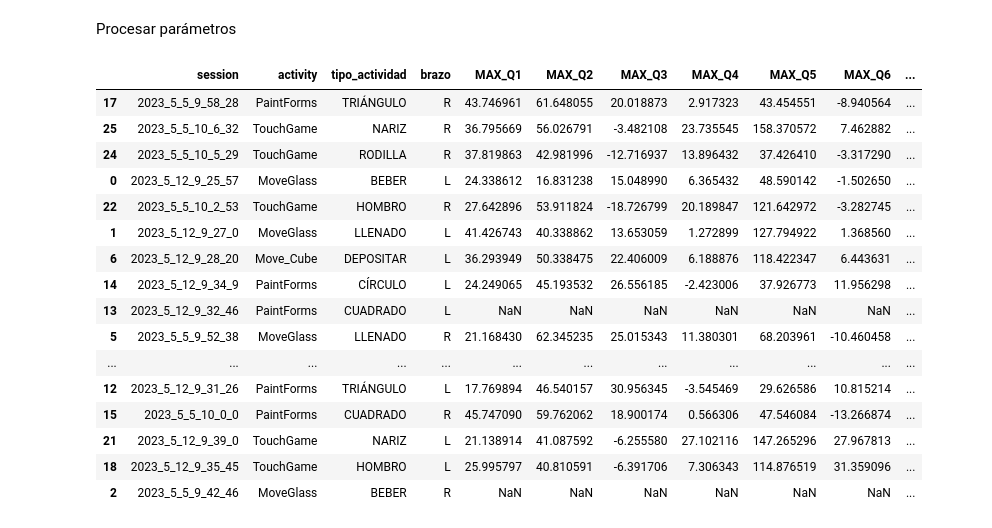
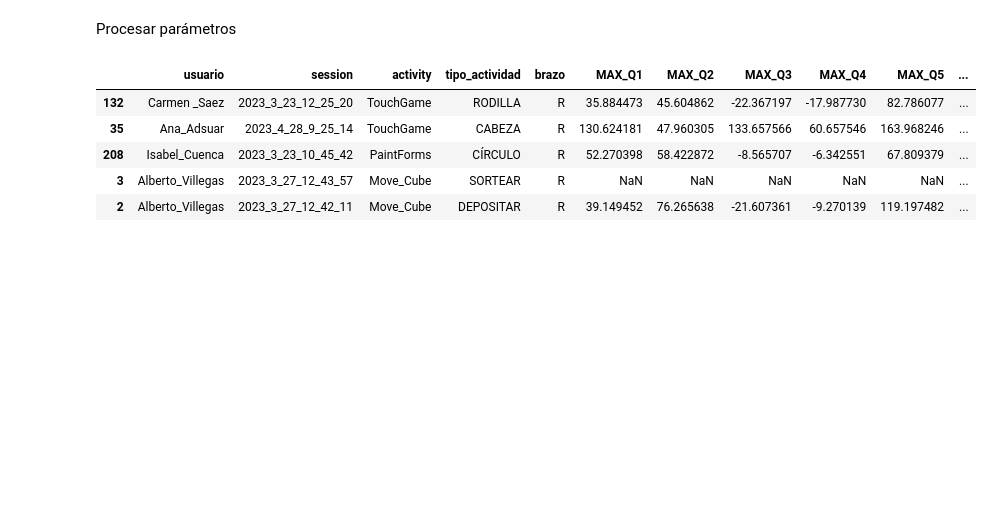
Before and after one commit to RaulMB94/rai_exp_2023_sivarita, a Jupyter notebook: rai_exp_2023_sivarita.ipynb, the cells around one changed output. Cells and saved outputs as stored; diff of their text form; code cells hidden in the pictures; blank space fills up the shorter version.

Commit message:
ya plotean los dtw bien y se leen todos los datos de todos los usuarios

```diff
--- a/rai_exp_2023_sivarita.ipynb
+++ b/rai_exp_2023_sivarita.ipynb
@@ -56,14 +56,11 @@ plt.show()
 # %% [output]
 [figure]
 # %%
-#Elegir usuario
-user = "Angela_Mayor"
-
-#Path del usuario
-path = "./_data_/Usuarios/"+ user + "/"
+#Path
+path = "./_data_/Usuarios/"
 
 #Cargar datos
-df_data = exp.loadData(path, user)
-df_data.sample(26)
+df_data = exp.loadData(path)
+df_data.sample(5)
 # %% [output]
 |  | usuario | sesion | actividad | tipo_actividad | upper_size | fore_size | brazo | num_rep | dataFrame | ... |
@@ -87,22 +73,11 @@ df_data.sample(26)
 Procesar parámetros
 # %%
 df_params = exp.process_all_params(df_data)
-df_params.sample(26)
+df_params.sample(5)
 # %% [output]
-|  | session | activity | tipo_actividad | brazo | MAX_Q1 | MAX_Q2 | MAX_Q3 | MAX_Q4 | MAX_Q5 | MAX_Q6 | ... |
-| 17 | 2023_5_5_9_58_28 | PaintForms | TRIÁNGULO | R | 43.746961 | 61.648055 | 20.018873 | 2.917323 | 43.454551 | -8.940564 | ... |
-| 25 | 2023_5_5_10_6_32 | TouchGame | NARIZ | R | 36.795669 | 56.026791 | -3.482108 | 23.735545 | 158.370572 | 7.462882 | ... |
-| 24 | 2023_5_5_10_5_29 | TouchGame | RODILLA | R | 37.819863 | 42.981996 | -12.716937 | 13.896432 | 37.426410 | -3.317290 | ... |
-| 0 | 2023_5_12_9_25_57 | MoveGlass | BEBER | L | 24.338612 | 16.831238 | 15.048990 | 6.365432 | 48.590142 | -1.502650 | ... |
-| 22 | 2023_5_5_10_2_53 | TouchGame | HOMBRO | R | 27.642896 | 53.911824 | -18.726799 | 20.189847 | 121.642972 | -3.282745 | ... |
-| 1 | 2023_5_12_9_27_0 | MoveGlass | LLENADO | L | 41.426743 | 40.338862 | 13.653059 | 1.272899 | 127.794922 | 1.368560 | ... |
-| 6 | 2023_5_12_9_28_20 | Move_Cube | DEPOSITAR | L | 36.293949 | 50.338475 | 22.406009 | 6.188876 | 118.422347 | 6.443631 | ... |
-| 14 | 2023_5_12_9_34_9 | PaintForms | CÍRCULO | L | 24.249065 | 45.193532 | 26.556185 | -2.423006 | 37.926773 | 11.956298 | ... |
-| 13 | 2023_5_12_9_32_46 | PaintForms | CUADRADO | L | NaN | NaN | NaN | NaN | NaN | NaN | ... |
-| 5 | 2023_5_5_9_52_38 | MoveGlass | LLENADO | R | 21.168430 | 62.345235 | 25.015343 | 11.380301 | 68.203961 | -10.460458 | ... |
-| ... | ... | ... | ... | ... | ... | ... | ... | ... | ... | ... | ... |
-| 12 | 2023_5_12_9_31_26 | PaintForms | TRIÁNGULO | L | 17.769894 | 46.540157 | 30.956345 | -3.545469 | 29.626586 | 10.815214 | ... |
-| 15 | 2023_5_5_10_0_0 | PaintForms | CUADRADO | R | 45.747090 | 59.762062 | 18.900174 | 0.566306 | 47.546084 | -13.266874 | ... |
-| 21 | 2023_5_12_9_39_0 | TouchGame | NARIZ | L | 21.138914 | 41.087592 | -6.255580 | 27.102116 | 147.265296 | 27.967813 | ... |
-| 18 | 2023_5_12_9_35_45 | TouchGame | HOMBRO | L | 25.995797 | 40.810591 | -6.391706 | 7.306343 | 114.876519 | 31.359096 | ... |
-| 2 | 2023_5_5_9_42_46 | MoveGlass | BEBER | R | NaN | NaN | NaN | NaN | NaN | NaN | ... |
+|  | usuario | session | activity | tipo_actividad | brazo | MAX_Q1 | MAX_Q2 | MAX_Q3 | MAX_Q4 | MAX_Q5 | ... |
+| 132 | Carmen _Saez | 2023_3_23_12_25_20 | TouchGame | RODILLA | R | 35.884473 | 45.604862 | -22.367197 | -17.987730 | 82.786077 | ... |
+| 35 | Ana_Adsuar | 2023_4_28_9_25_14 | TouchGame | CABEZA | R | 130.624181 | 47.960305 | 133.657566 | 60.657546 | 163.968246 | ... |
+| 208 | Isabel_Cuenca | 2023_3_23_10_45_42 | PaintForms | CÍRCULO | R | 52.270398 | 58.422872 | -8.565707 | -6.342551 | 67.809379 | ... |
+| 3 | Alberto_Villegas | 2023_3_27_12_43_57 | Move_Cube | SORTEAR | R | NaN | NaN | NaN | NaN | NaN | ... |
+| 2 | Alberto_Villegas | 2023_3_27_12_42_11 | Move_Cube | DEPOSITAR | R | 39.149452 | 76.265638 | -21.607361 | -9.270139 | 119.197482 | ... |
```
Also changed, not shown: parts of 3 cells of this notebook, 2 other files.
